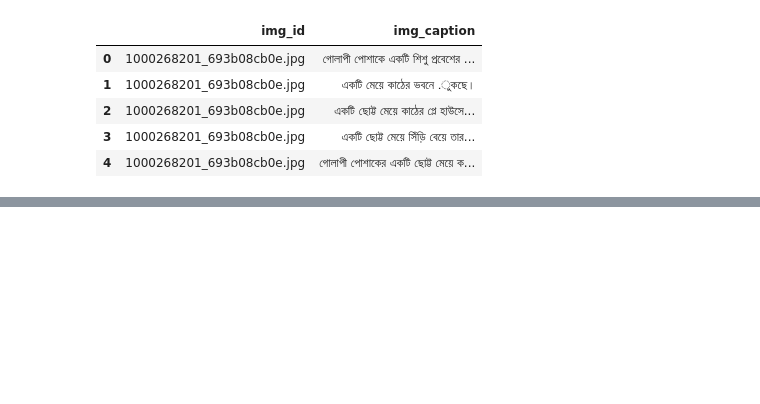
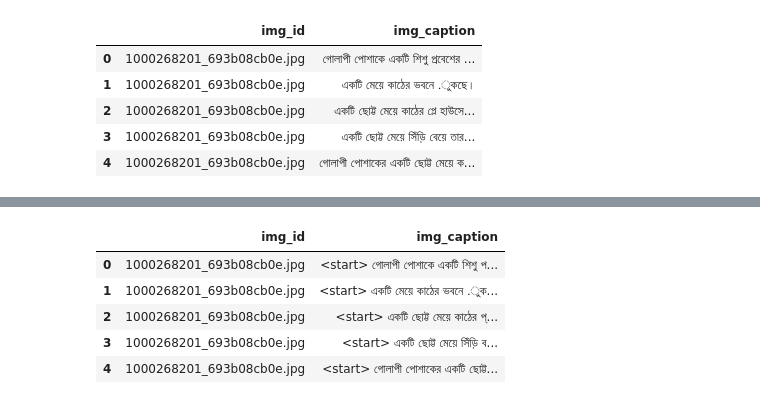
Before and after one commit to Shifath472533/All-Image-captioning-models-and-links-for-data-sets-in-Bangla, a Jupyter notebook: ResNet_Bangla_(Machine_Translated)_with_CNN.ipynb, the cells around one changed output, grey strips where cells are left out. Drawn from its saved outputs; the diff is of its cells as text; code cells hidden in the pictures; blank space fills up the shorter version.

```diff
--- a/ResNet_Bangla_(Machine_Translated)_with_CNN.ipynb
+++ b/ResNet_Bangla_(Machine_Translated)_with_CNN.ipynb
@@ -101,7 +126,7 @@ Number of captions :  40455
 # %% [markdown]
 <img align="left" margin-right="10px" width="35" height="35" src="https://cdn1.iconfinder.com/data/icons/maps-locations-6/24/map_location_sign_road_direction-512.png"><h3>&nbsp;&nbsp;Loading the directories of **token.csv** , **train.txt** , **test.txt** and **validation.txt** files and converting them to pandas &nbsp;&nbsp;dataframe</h3>
 # %%
-image_tokens=pd.read_csv("/content/drive/My Drive/Automatic Image Captioning - 350 (2016331001,2016331011)/Flickr8k/Flickr8k_bangla.token_main.txt", encoding = "utf-16",sep='\t',names=["img_id","img_caption"])
+image_tokens=pd.read_csv("/content/drive/My Drive/Automatic Image Captioning - 350 (2016331001,2016331011)/Flickr8k/Flickr8k_bangla.token.txt", encoding = "utf-16",sep='\t',names=["img_id","img_caption"])
 train_image_names=pd.read_csv("/content/drive/My Drive/Automatic Image Captioning - 350 (2016331001,2016331011)/Flickr8k/Flickr_8k.trainImages.txt",encoding = "utf-16",names=["img_id"])
 test_image_names=pd.read_csv("/content/drive/My Drive/Automatic Image Captioning - 350 (2016331001,2016331011)/Flickr8k/Flickr_8k.testImages.txt",encoding = "utf-16",names=["img_id"])
 val_image_names=pd.read_csv("/content/drive/My Drive/Automatic Image Captioning - 350 (2016331001,2016331011)/Flickr8k/Flickr_8k.devImages.txt",encoding = "utf-16",names=["img_id"])
@@ -150,3 +175,7 @@ image_tokens.head(5)
 | 2 | 1000268201_693b08cb0e.jpg | একটি ছোট্ট মেয়ে কাঠের প্লে হাউসে... |
 | 3 | 1000268201_693b08cb0e.jpg | একটি ছোট্ট মেয়ে সিঁড়ি বেয়ে তার... |
 | 4 | 1000268201_693b08cb0e.jpg | গোলাপী পোশাকের একটি ছোট্ট মেয়ে ক... |
+# %%
+image_tokens["img_caption"]=image_tokens["img_caption"].map(lambda x: str(x))
+# %%
+image_tokens["img_caption"]=image_tokens["img_caption"].map(lambda x: "<start> " + x.strip() + " <end>")
@@ -153,3 +184,12 @@ image_tokens.head(5)
+# %%
+image_tokens.head()
+# %% [output]
+|  | img_id | img_caption |
+| 0 | 1000268201_693b08cb0e.jpg | <start> গোলাপী পোশাকে একটি শিশু প... |
+| 1 | 1000268201_693b08cb0e.jpg | <start> একটি মেয়ে কাঠের ভবনে .ুক... |
+| 2 | 1000268201_693b08cb0e.jpg | <start> একটি ছোট্ট মেয়ে কাঠের প্... |
+| 3 | 1000268201_693b08cb0e.jpg | <start> একটি ছোট্ট মেয়ে সিঁড়ি ব... |
+| 4 | 1000268201_693b08cb0e.jpg | <start> গোলাপী পোশাকের একটি ছোট্ট... |
 # %% [markdown]
 <img align="left" margin-right="10px" width="35" height="35" src="https://cdn1.iconfinder.com/data/icons/maps-locations-6/24/map_location_sign_road_direction-512.png"><h3>&nbsp;&nbsp;Creating **train dictionary** having key as the image id and value as a list of its captions</h3>
 # %%
```
Also changed, not shown: parts of 18 cells of this notebook.
